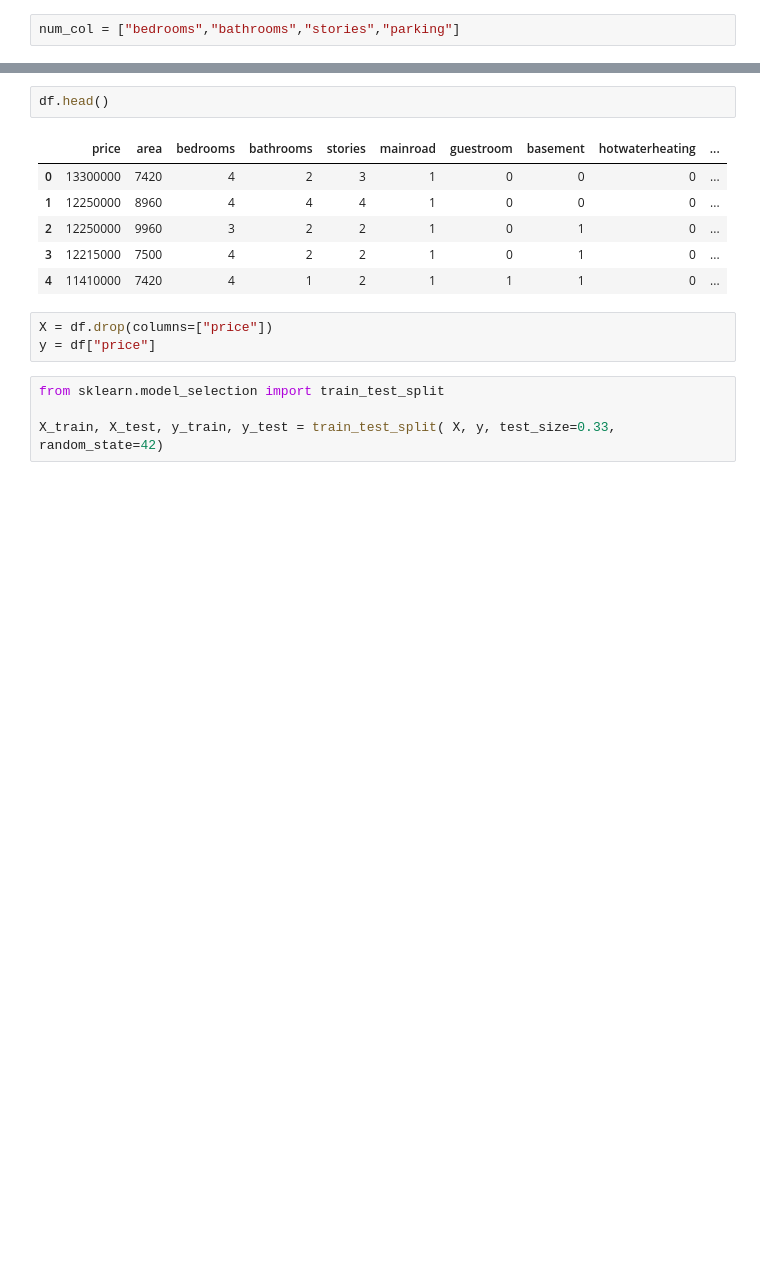
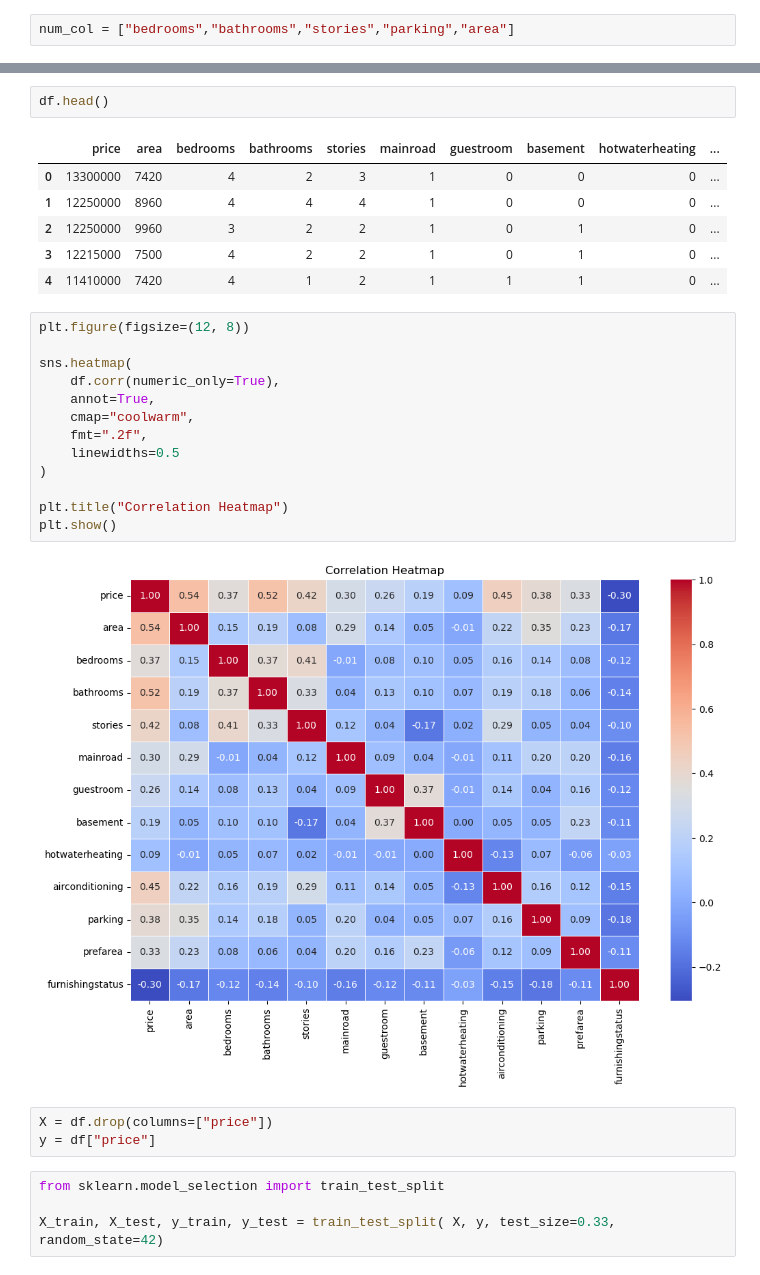
Before and after one commit to Muntaha369/Housing-Prices-Predictor, a Jupyter notebook: Housing_Price_Predictor.ipynb, the cells around one changed output, grey strips where cells are left out. Saved outputs shown, nothing was run; the diff lists cells and outputs as text; blank space fills up the shorter version.

```diff
--- a/Housing_Price_Predictor.ipynb
+++ b/Housing_Price_Predictor.ipynb
@@ -46,7 +46,7 @@ df["price"].max()
 # %% [output]
 13300000
 # %%
-num_col = ["bedrooms","bathrooms","stories","parking"]
+num_col = ["bedrooms","bathrooms","stories","parking","area"]
 # %%
 for col in num_col:
     plt.figure(figsize=(6, 4))  # New figure for each plot
@@ -95,6 +96,21 @@ df.head()
 | 2 | 12250000 | 9960 | 3 | 2 | 2 | 1 | 0 | 1 | 0 | ... |
 | 3 | 12215000 | 7500 | 4 | 2 | 2 | 1 | 0 | 1 | 0 | ... |
 | 4 | 11410000 | 7420 | 4 | 1 | 2 | 1 | 1 | 1 | 0 | ... |
+# %%
+plt.figure(figsize=(12, 8))
+
+sns.heatmap(
+    df.corr(numeric_only=True),
+    annot=True,
+    cmap="coolwarm",
+    fmt=".2f",
+    linewidths=0.5
+)
+
+plt.title("Correlation Heatmap")
+plt.show()
+# %% [output]
+[figure, added]
 # %%
 X = df.drop(columns=["price"])
 y = df["price"]
```
Also changed, not shown: parts of 8 cells of this notebook.
